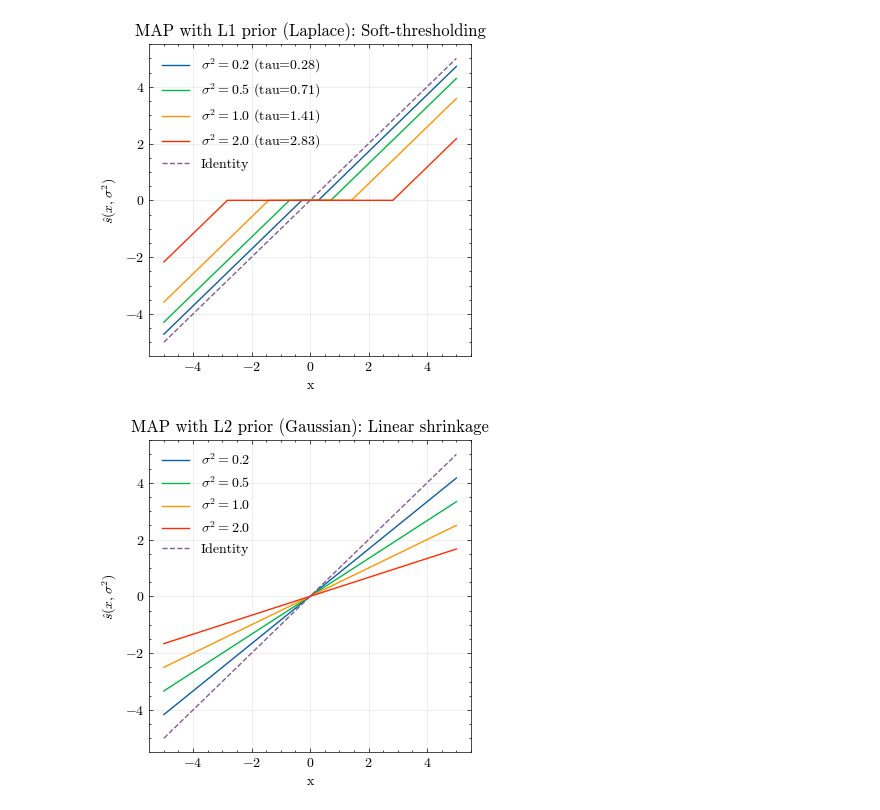
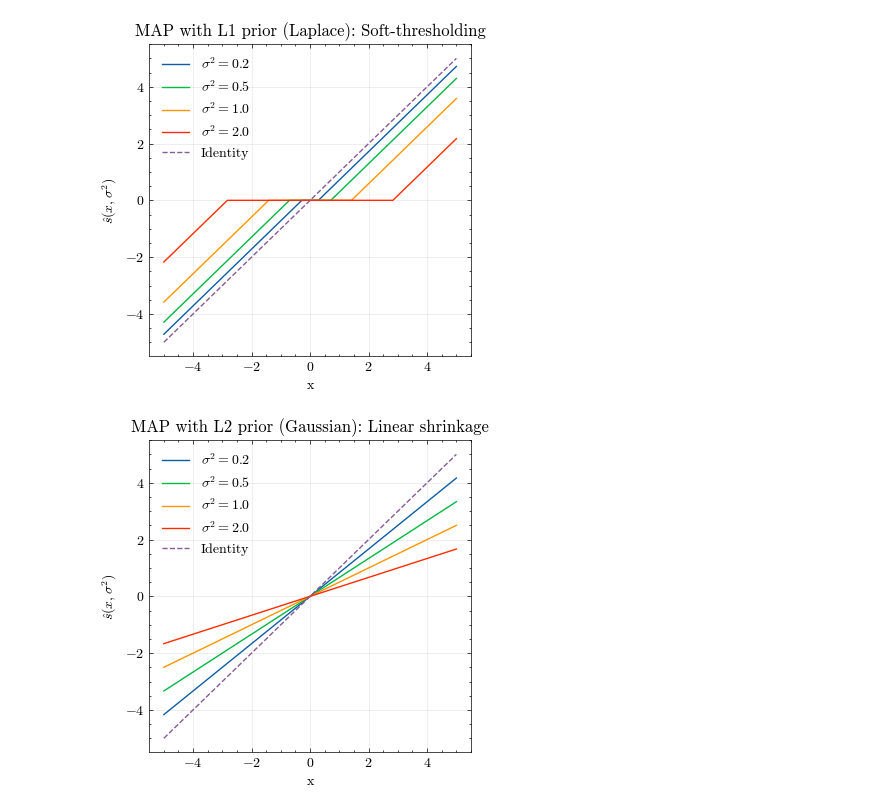
Before and after one commit to StevenZhang0116/MCN2025, a Jupyter notebook: ProblemSets/P2Q1.ipynb, the cells around one changed output. Drawn from its saved outputs; the diff is of its cells as text; code cells hidden in the pictures.

```diff
--- a/ProblemSets/P2Q1.ipynb
+++ b/ProblemSets/P2Q1.ipynb
@@ -71,33 +71,33 @@ def l2_map_estimator(x, sigma2):
     return x / (1.0 + sigma2)
 
 x = np.linspace(-5, 5, 1000)
 sigma2_list = [0.2, 0.5, 1.0, 2.0]
 
 fig1, ax1 = plt.subplots(1,1,figsize=(4,4))
 for s2 in sigma2_list:
     y = l1_map_estimator(x, s2)
-    ax1.plot(x, y, label=fr"$\sigma^2={s2}$ (tau={np.sqrt(2)*s2:.2f})")
+    ax1.plot(x, y, label=fr"$\sigma^2={s2}$")
 ax1.plot(x, x, linestyle="--", label="Identity")
 ax1.set_title("MAP with L1 prior (Laplace): Soft-thresholding")
 ax1.set_xlabel("x")
 ax1.set_ylabel(r"$\hat{s}(x,\sigma^2)$")
 ax1.legend()
 ax1.grid(True, alpha=0.3)
 fig1.tight_layout()
 fig1.savefig(f"{savepath}l1_soft_threshold.png", dpi=1000)
 
 fig2, ax2 = plt.subplots(1,1,figsize=(4,4))
 for s2 in sigma2_list:
     y = l2_map_estimator(x, s2)
     ax2.plot(x, y, label=fr"$\sigma^2={s2}$")
 ax2.plot(x, x, linestyle="--", label="Identity")
 ax2.set_title("MAP with L2 prior (Gaussian): Linear shrinkage")
 ax2.set_xlabel("x")
 ax2.set_ylabel(r"$\hat{s}(x,\sigma^2)$")
 ax2.legend()
 ax2.grid(True, alpha=0.3)
 fig2.tight_layout()
 fig2.savefig(f"{savepath}l2_linear_shrinkage.png", dpi=1000)
 # %% [output]
-[figure, old version]
+[figure, new version]
 [figure]
```
Also changed, not shown: parts of 1 cell of this notebook, 24 other files.
